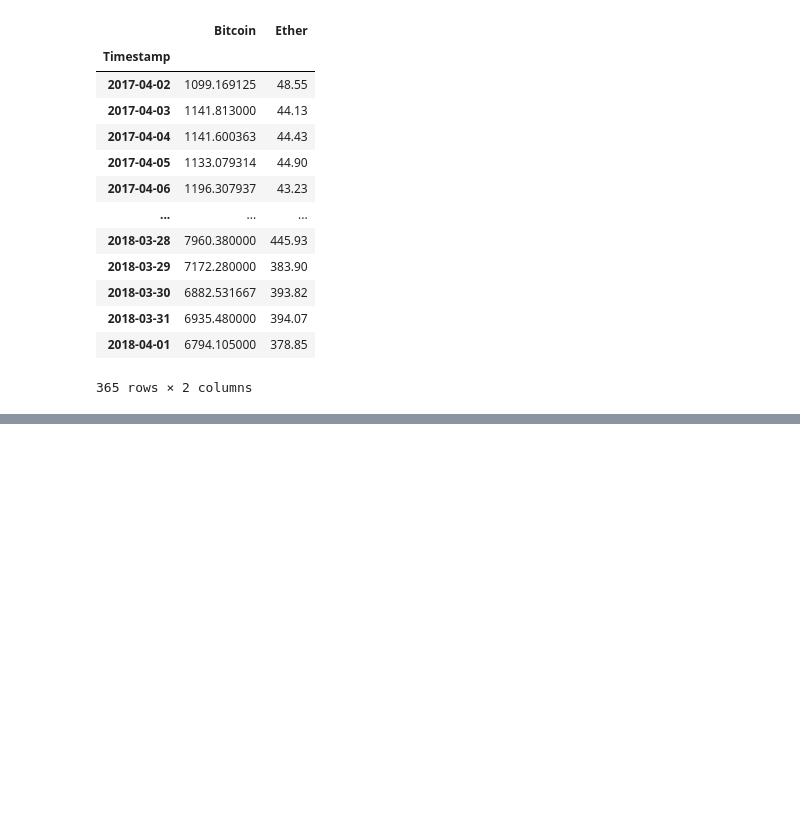
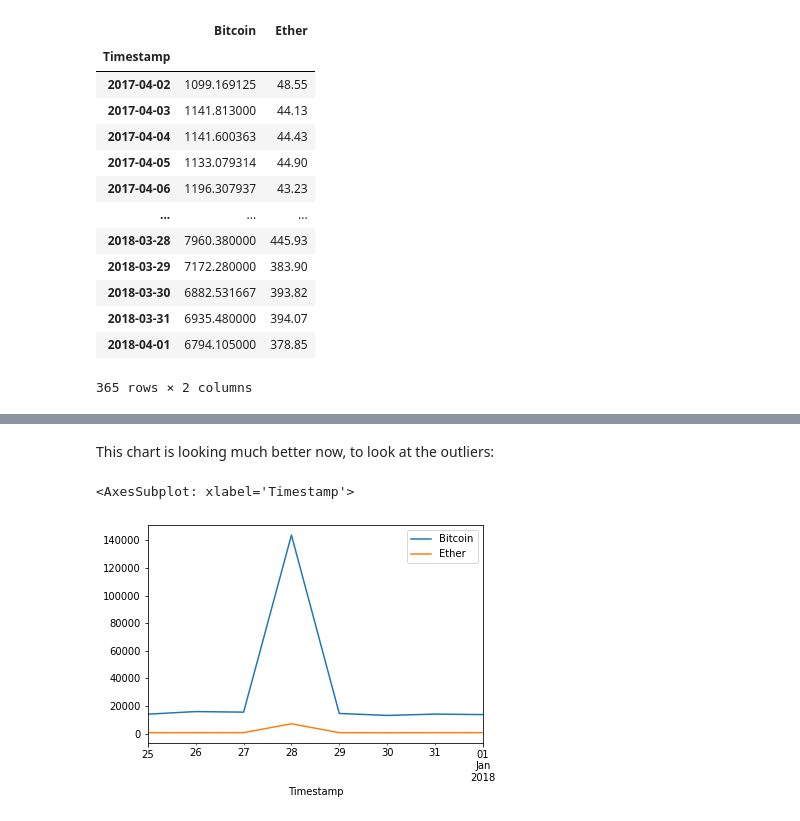
Before and after one commit to c-blomquist/Data-Analysis-Learning, a Jupyter notebook: Example_Project/Example_Project.ipynb, the cells around one changed output, grey strips where cells are left out. Cells and saved outputs as stored; diff of their text form; code cells hidden in the pictures; blank space fills up the shorter version.

```diff
--- a/Example_Project/Example_Project.ipynb
+++ b/Example_Project/Example_Project.ipynb
@@ -29,0 +83,7 @@ df
+# %% [markdown]
+This chart is looking much better now, to look at the outliers:
+# %%
+df['2017-12-25':'2018-01-01'].plot()
+# %% [output]
+<AxesSubplot: xlabel='Timestamp'>
+[figure, added]
```
Also changed, not shown: parts of 23 cells of this notebook.
